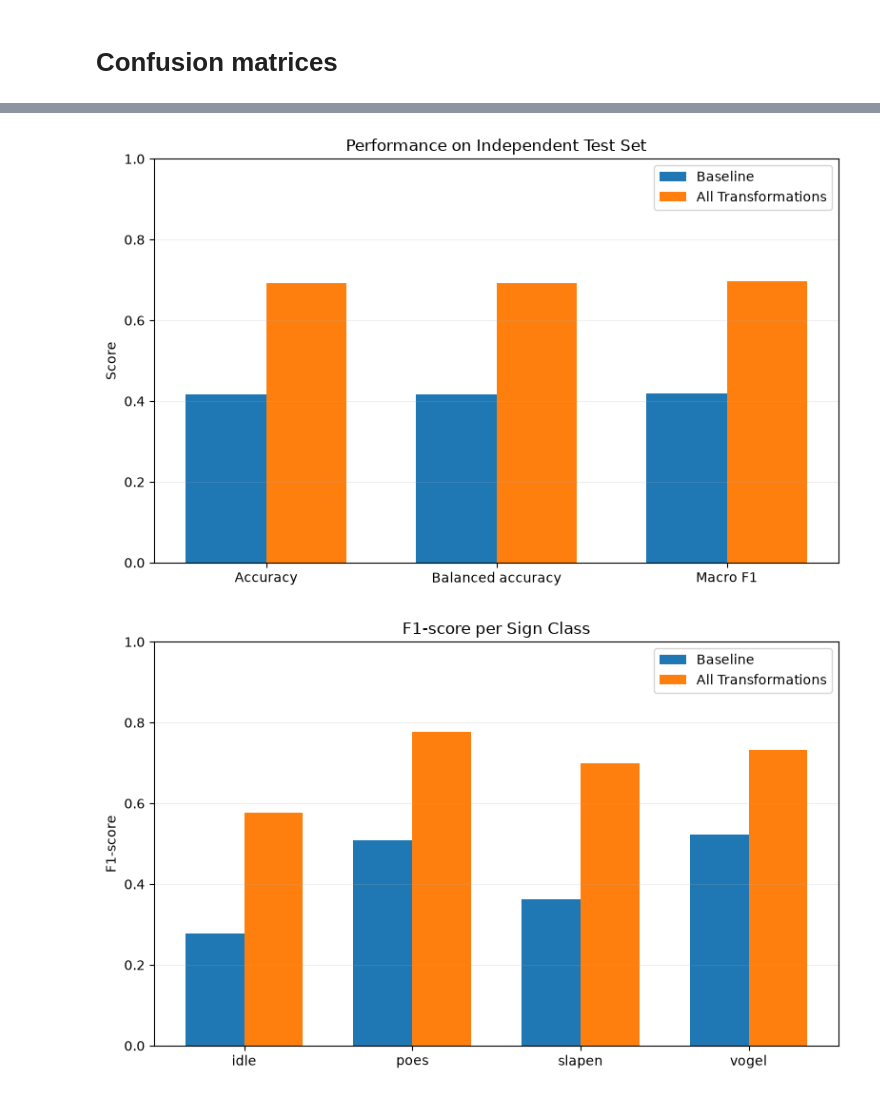
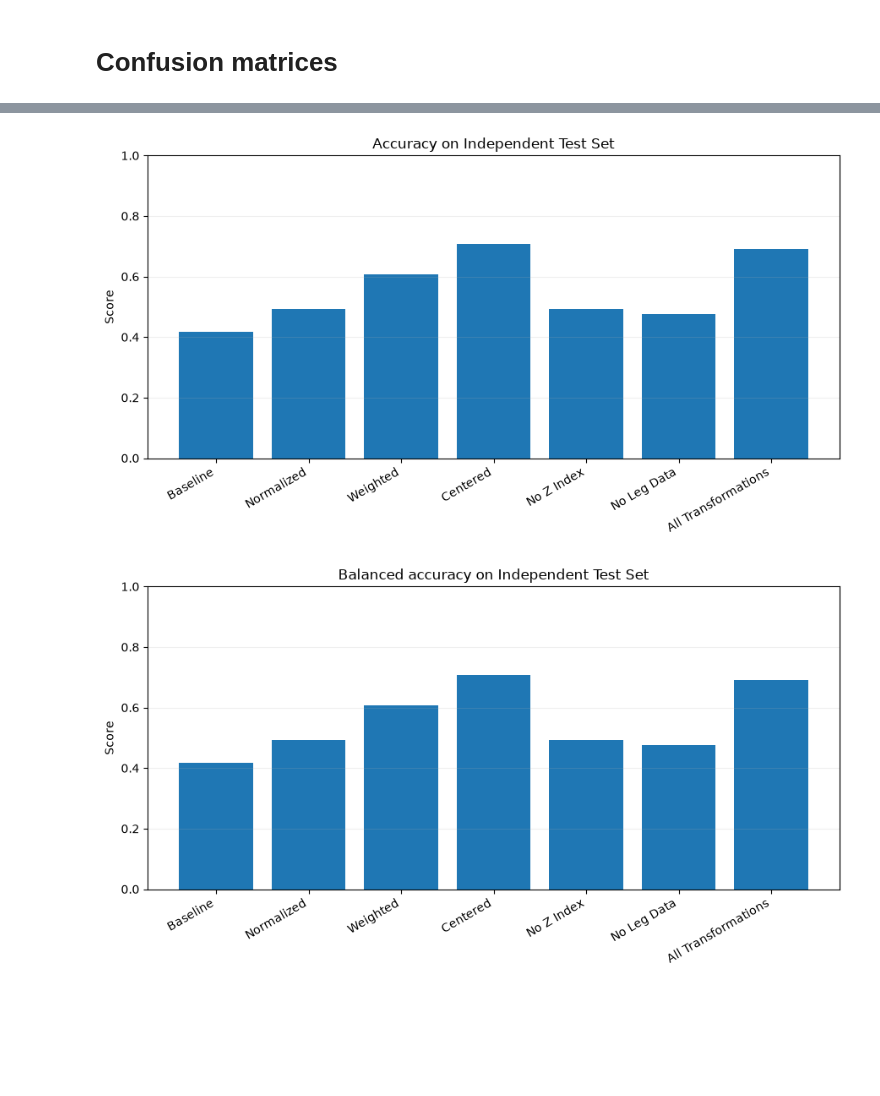
Before and after one commit to YoussraAkdimi/sign-language-alphabet-recognition, a Jupyter notebook: main_files/test_different_transformations_simple_model.ipynb, the cells around one changed output, grey strips where cells are left out. Saved outputs shown, nothing was run; the diff lists cells and outputs as text; code cells hidden in the pictures; blank space fills up the shorter version.

Commit message:
Adding more specific results from other experiments

```diff
--- a/main_files/test_different_transformations_simple_model.ipynb
+++ b/main_files/test_different_transformations_simple_model.ipynb
@@ -382,69 +382,22 @@ plt.show()
 # %%
-# Compare overall performance
 metrics = ["Accuracy", "Balanced accuracy", "Macro F1"]
+model_names = list(results.keys())
 
-baseline_scores = [results["Baseline"][m] for m in metrics]
-combined_scores = [results["All Transformations"][m] for m in metrics]
+for metric in metrics:
+    scores = [results[name][metric] for name in model_names]
 
-x = np.arange(len(metrics))
-width = 0.35
+    fig, ax = plt.subplots(figsize=(9, 5))
 
-fig, ax = plt.subplots(figsize=(8, 5))
+    ax.bar(model_names, scores)
 
-ax.bar(x - width/2, baseline_scores, width, label="Baseline")
-ax.bar(x + width/2, combined_scores, width, label="All Transformations")
+    ax.set_ylabel("Score")
+    ax.set_title(f"{metric} on Independent Test Set")
+    ax.set_ylim(0, 1)
+    ax.grid(axis="y", alpha=0.2)
 
-ax.set_ylabel("Score")
-ax.set_title("Performance on Independent Test Set")
-ax.set_xticks(x)
-ax.set_xticklabels(metrics)
-ax.set_ylim(0, 1)
-ax.legend()
-ax.grid(axis="y", alpha=0.2)
-
-plt.tight_layout()
-plt.show()
-
-
-# Compare F1-score per sign class
-baseline_report = classification_report(
-    y_true,
-    results["Baseline"]["Predictions"],
-    labels=np.arange(len(actions)),
-    target_names=actions,
-    output_dict=True,
-    zero_division=0
-)
-
-combined_report = classification_report(
-    y_true,
-    results["All Transformations"]["Predictions"],
-    labels=np.arange(len(actions)),
-    target_names=actions,
-    output_dict=True,
-    zero_division=0
-)
-
-baseline_f1 = [baseline_report[c]["f1-score"] for c in actions]
-combined_f1 = [combined_report[c]["f1-score"] for c in actions]
-
-x = np.arange(len(actions))
-
-fig, ax = plt.subplots(figsize=(8, 5))
-
-ax.bar(x - width/2, baseline_f1, width, label="Baseline")
-ax.bar(x + width/2, combined_f1, width, label="All Transformations")
-
-ax.set_ylabel("F1-score")
-ax.set_title("F1-score per Sign Class")
-ax.set_xticks(x)
-ax.set_xticklabels(actions)
-ax.set_ylim(0, 1)
-ax.legend()
-ax.grid(axis="y", alpha=0.2)
-
-plt.tight_layout()
-plt.show()
+    plt.xticks(rotation=30, ha="right")
+    plt.tight_layout()
+    plt.show()
 # %% [output]
-[figure, old version]
+[figure, new version]
-[figure, old version]
+[figure, new version]
```
Also changed, not shown: parts of 3 cells of this notebook.
